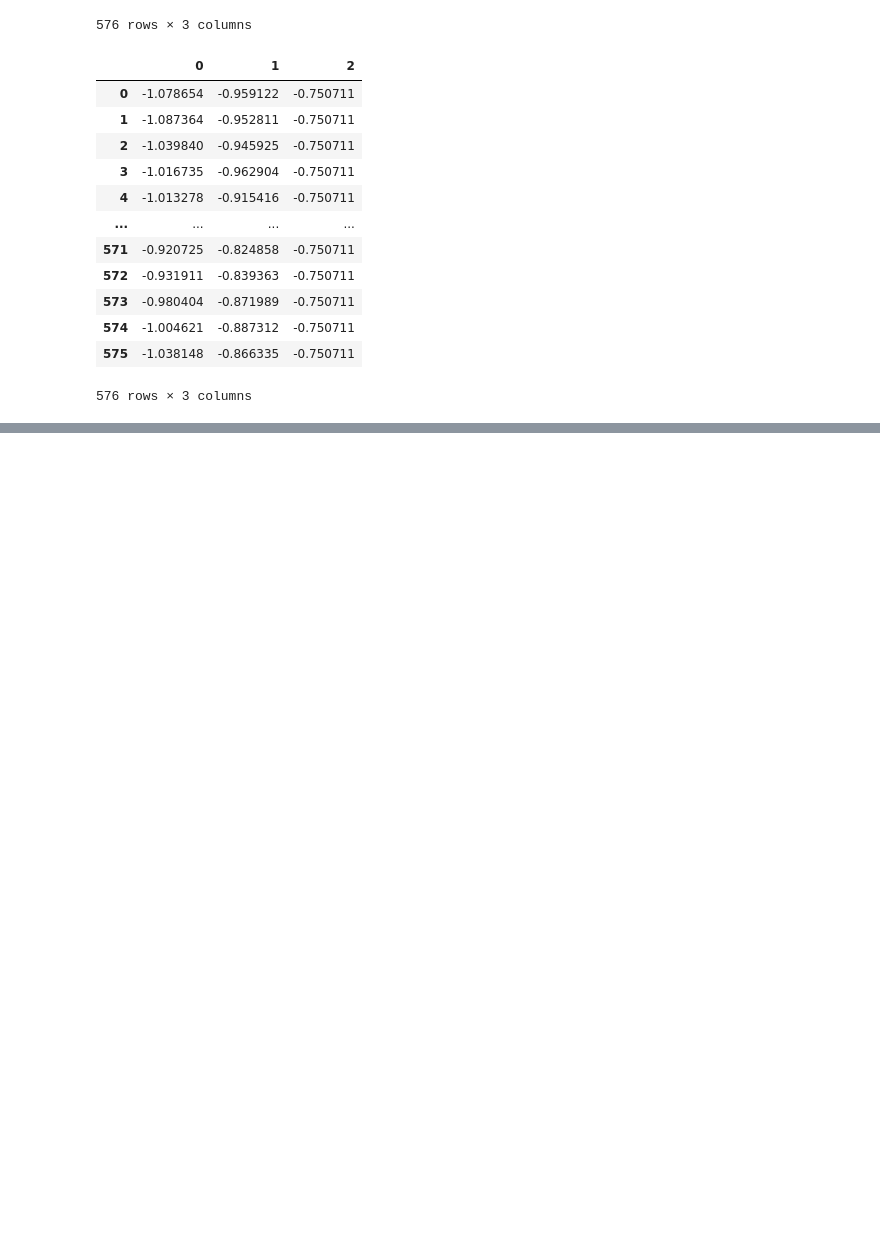
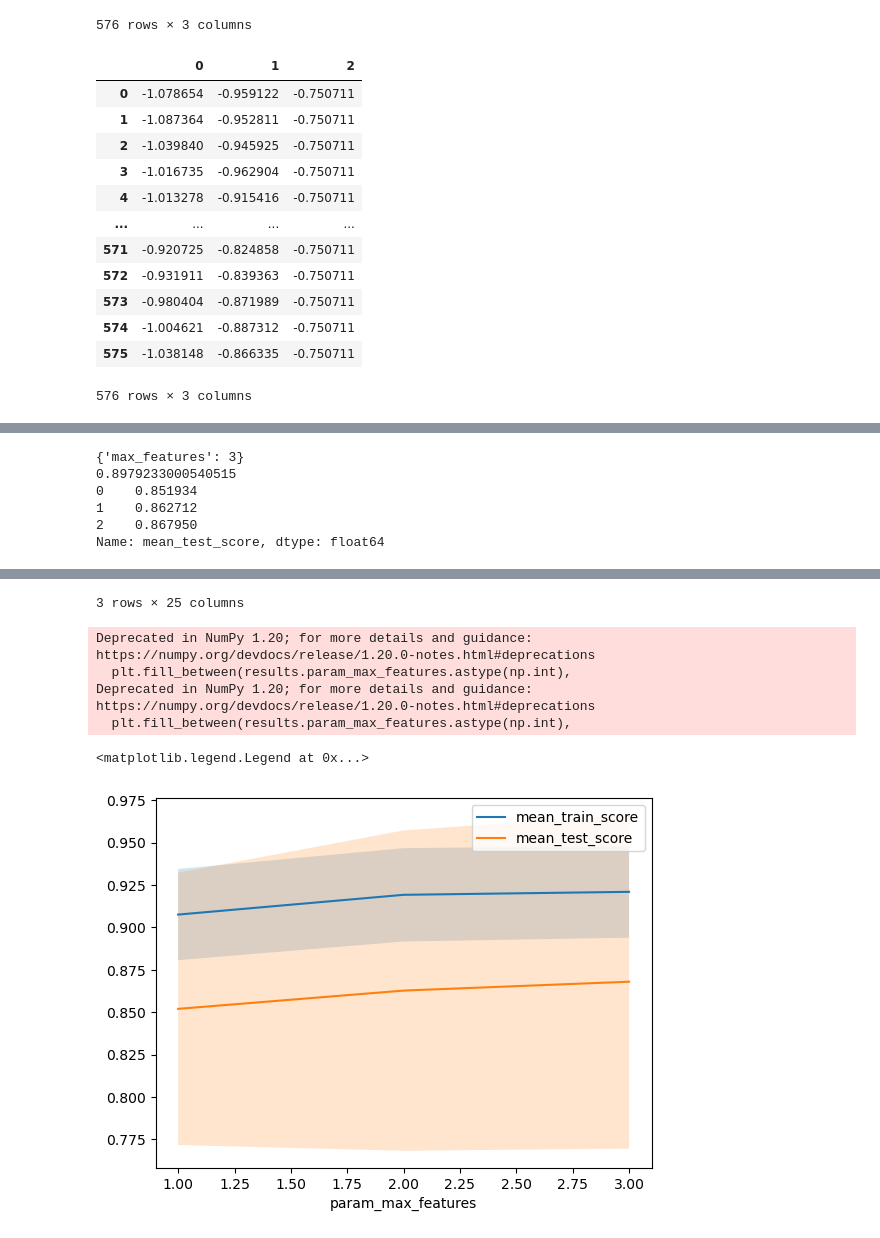
Before and after one commit to Enginedeer/AML_project, a Jupyter notebook: andi_AML_v2.ipynb, the cells around one changed output, grey strips where cells are left out. Saved outputs shown, nothing was run; the diff lists cells and outputs as text; code cells hidden in the pictures; blank space fills up the shorter version.

```diff
--- a/andi_AML_v2.ipynb
+++ b/andi_AML_v2.ipynb
@@ -259,0 +372,29 @@ Deprecated in NumPy 1.20; for more details and guidance: https://numpy.org/devdo
+# %%
+param_grid_tree = {'max_features': range(1,4,1)}
+
+rfr2 = RandomForestRegressor(n_estimators=6, max_depth=3, min_impurity_decrease=0, random_state=42)
+grid = GridSearchCV(rfr2, param_grid=param_grid_tree, cv=tscv, return_train_score=True, n_jobs=-1)
+grid.fit(X_train, y_train)
+print(grid.best_params_)
+print(grid.score(X_test, y_test))
+
+results = pd.DataFrame(grid.cv_results_)
+print(results.loc[:,'mean_test_score'])
+display(results)
+
+results.plot('param_max_features', 'mean_train_score')
+results.plot('param_max_features', 'mean_test_score', ax=plt.gca()) # Tror "validation" score, but called "test" score; like Rahman has written.
+plt.fill_between(results.param_max_features.astype(np.int),
+                 results['mean_train_score'] + results['std_train_score'],
+                 results['mean_train_score'] - results['std_train_score'], alpha=0.2)
+plt.fill_between(results.param_max_features.astype(np.int),
+                 results['mean_test_score'] + results['std_test_score'],
+                 results['mean_test_score'] - results['std_test_score'], alpha=0.2)
+plt.legend()
+# %% [output]
+{'max_features': 3}
+0.8979233000540515
+0    0.851934
+1    0.862712
+2    0.867950
+Name: mean_test_score, dtype: float64
@@ -259,0 +405,7 @@ Deprecated in NumPy 1.20; for more details and guidance: https://numpy.org/devdo
+3 rows × 25 columns
+Deprecated in NumPy 1.20; for more details and guidance: https://numpy.org/devdocs/release/1.20.0-notes.html#deprecations
+  plt.fill_between(results.param_max_features.astype(np.int),
+Deprecated in NumPy 1.20; for more details and guidance: https://numpy.org/devdocs/release/1.20.0-notes.html#deprecations
+  plt.fill_between(results.param_max_features.astype(np.int),
+<matplotlib.legend.Legend at 0x...>
+[figure, added]
```
Also changed, not shown: parts of 11 cells of this notebook.
